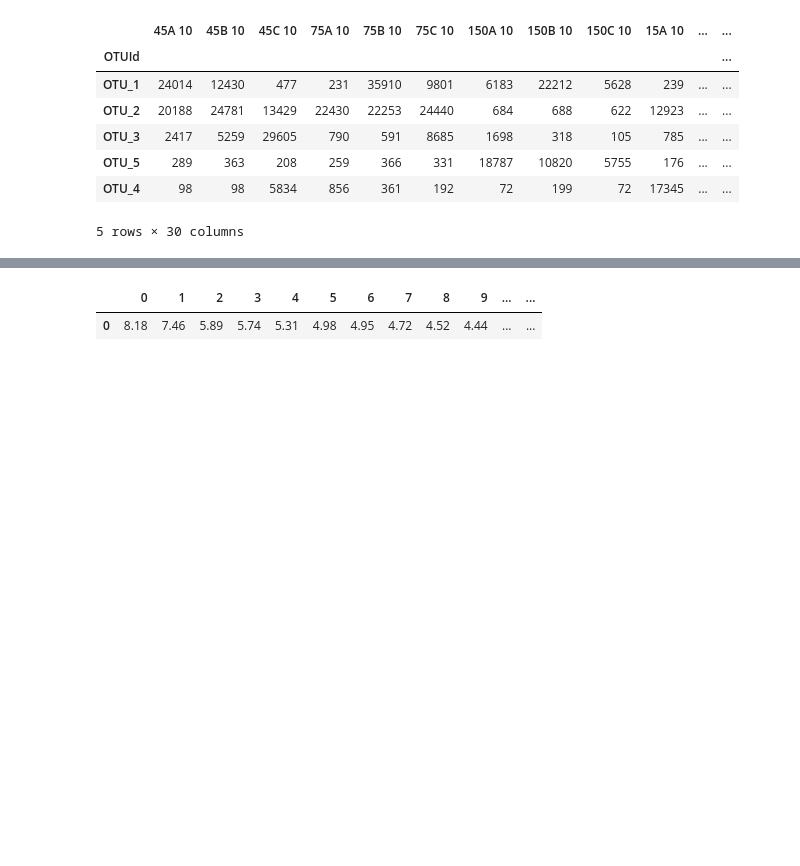
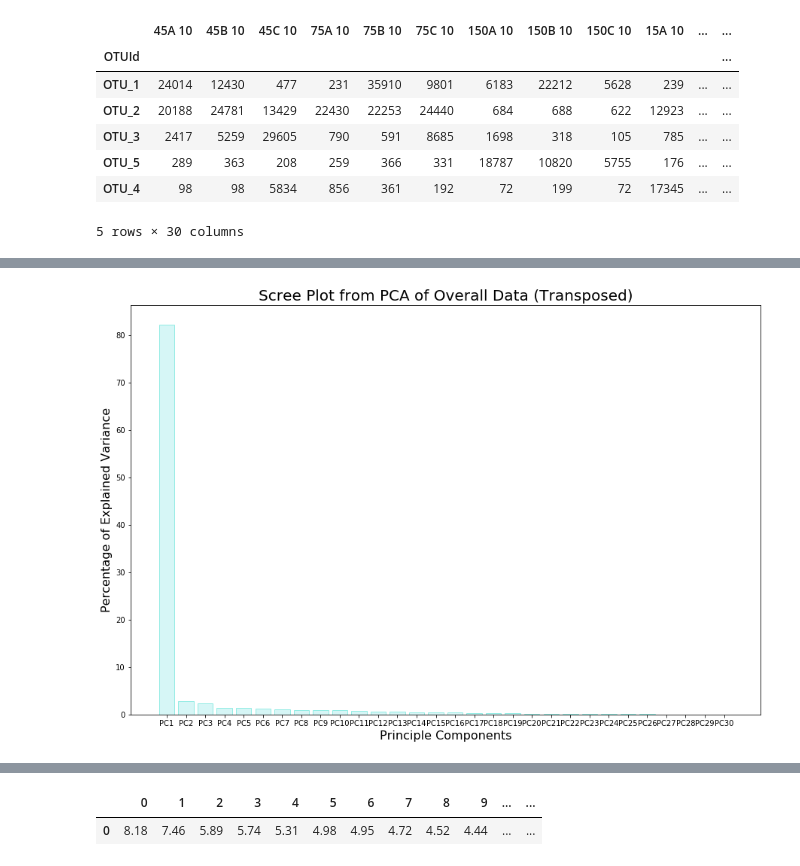
Before and after one commit to kaykrish/comab, a Jupyter notebook: oad_pca1_of_overall.ipynb, the cells around one changed output, grey strips where cells are left out. Saved outputs shown, nothing was run; the diff lists cells and outputs as text; code cells hidden in the pictures; blank space fills up the shorter version.

Commit message:
Played around with jupyter notebooks. Normalized data, added scatter plots, played around with loading scores.

```diff
--- a/oad_pca1_of_overall.ipynb
+++ b/oad_pca1_of_overall.ipynb
@@ -35,0 +166,16 @@ oad_cleaned.head()
+# %%
+#Make Scree Plot of transposed data - norm data
+#Initialize figure
+fig = plt.figure(figsize=(15,10))
+
+#Plot histogram
+plt.bar(x = range(1, len(var_exp_norm) + 1), height = var_exp_norm, tick_label = col_labels_norm, color = 'paleturquoise', edgecolor = 'turquoise', alpha=0.5)
+
+#Titles and lables
+plt.ylabel('Percentage of Explained Variance', fontsize=16)
+plt.xlabel('Principle Components', fontsize=16)
+plt.title("Scree Plot from PCA of Overall Data (Transposed)", fontsize=20)
+
+plt.show()
+# %% [output]
+[figure, added]
```
Also changed, not shown: parts of 24 cells of this notebook, 3 other files.
